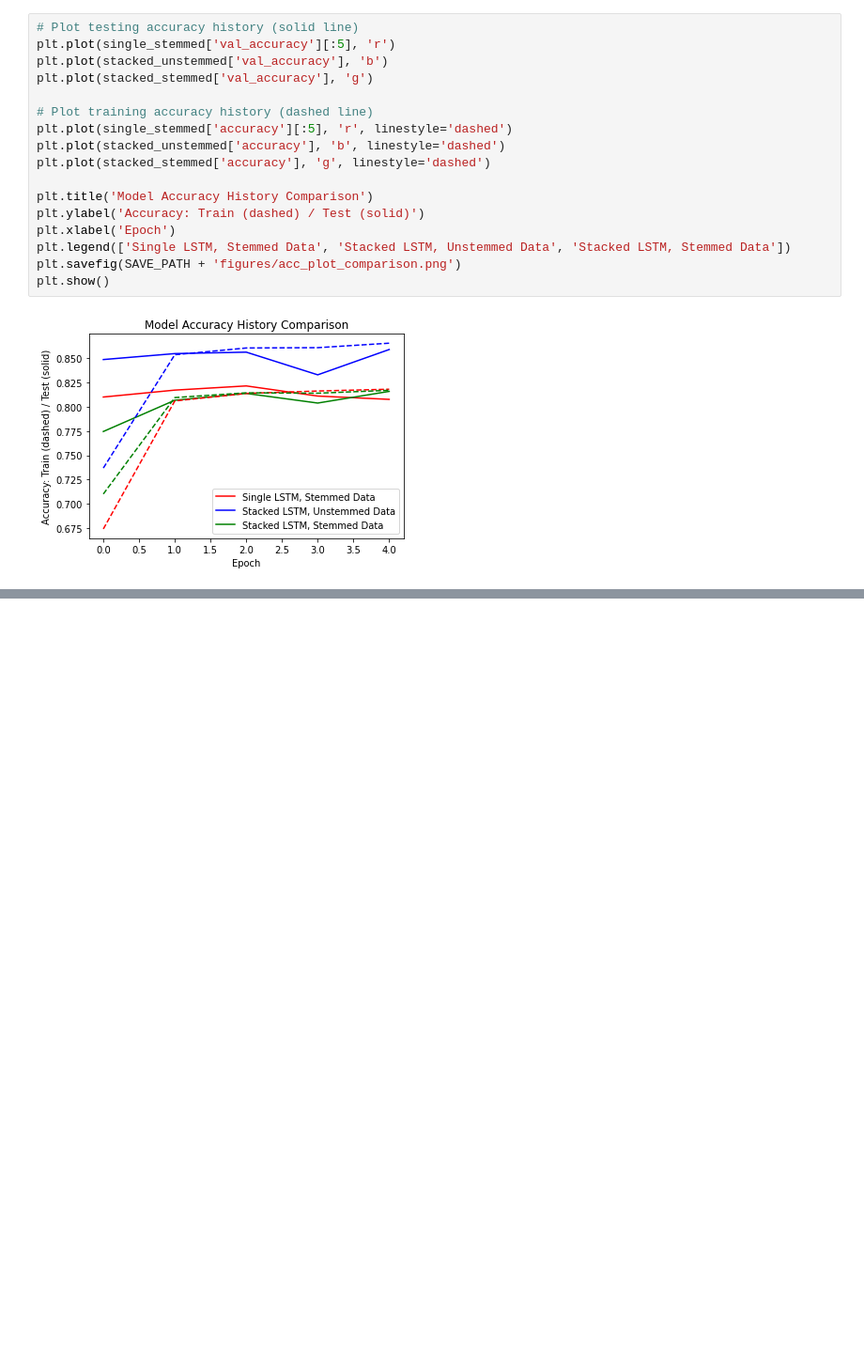
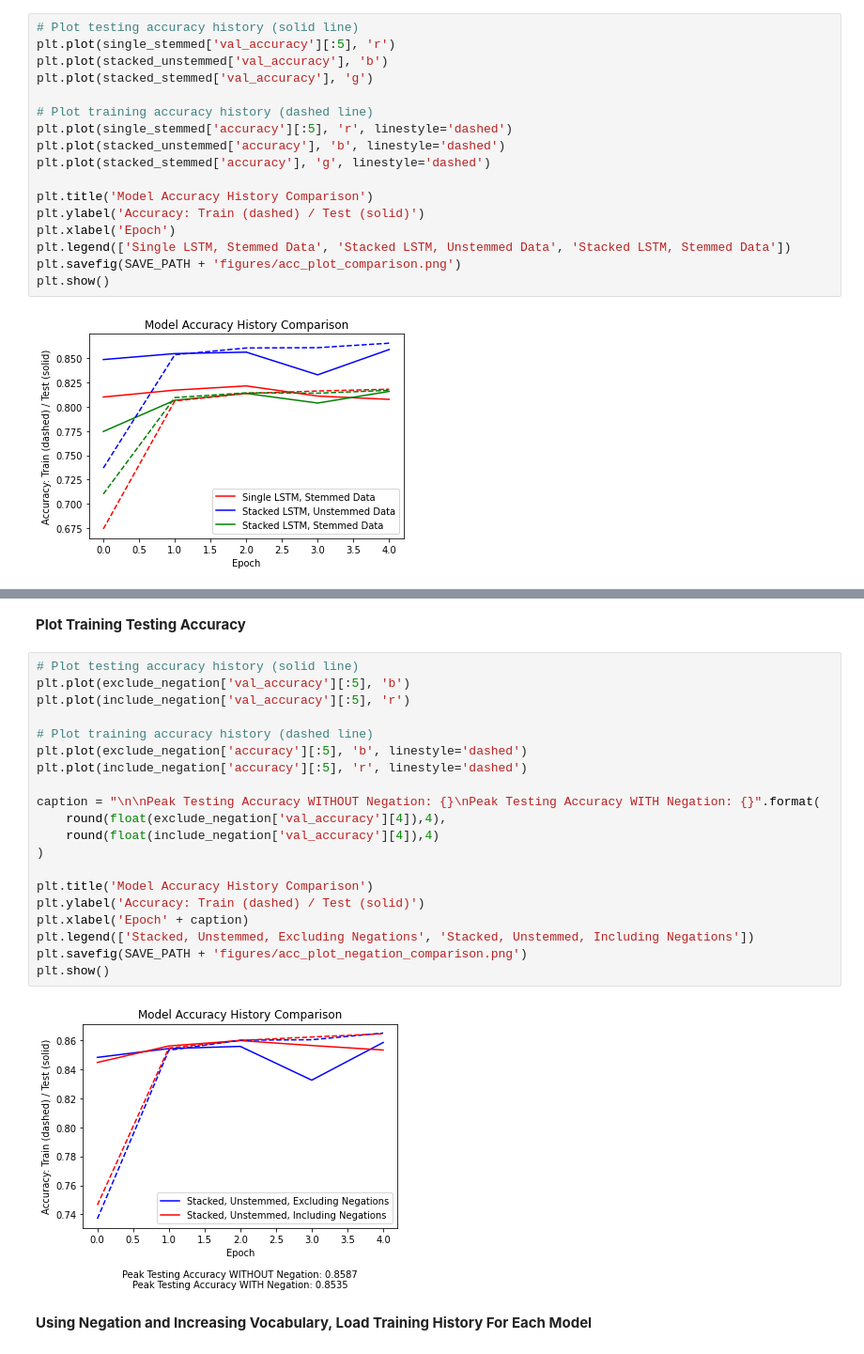
Before and after one commit to mmoua89/ML-ChatApp, a Jupyter notebook: Training_Notebooks/LSTM_Model_Comparisons.ipynb, the cells around one changed output, grey strips where cells are left out. Shown at 94% size. Cells and saved outputs as stored; diff of their text form; blank space fills up the shorter version.

```diff
--- a/Training_Notebooks/LSTM_Model_Comparisons.ipynb
+++ b/Training_Notebooks/LSTM_Model_Comparisons.ipynb
@@ -63,0 +91,26 @@ plt.show()
+# %% [markdown]
+**Plot Training Testing Accuracy**
+# %%
+# Plot testing accuracy history (solid line)
+plt.plot(exclude_negation['val_accuracy'][:5], 'b')
+plt.plot(include_negation['val_accuracy'][:5], 'r')
+
+# Plot training accuracy history (dashed line)
+plt.plot(exclude_negation['accuracy'][:5], 'b', linestyle='dashed')
+plt.plot(include_negation['accuracy'][:5], 'r', linestyle='dashed')
+
+caption = "\n\nPeak Testing Accuracy WITHOUT Negation: {}\nPeak Testing Accuracy WITH Negation: {}".format(
+    round(float(exclude_negation['val_accuracy'][4]),4),
+    round(float(include_negation['val_accuracy'][4]),4)
+)
+
+plt.title('Model Accuracy History Comparison')
+plt.ylabel('Accuracy: Train (dashed) / Test (solid)')
+plt.xlabel('Epoch' + caption)
+plt.legend(['Stacked, Unstemmed, Excluding Negations', 'Stacked, Unstemmed, Including Negations'])
+plt.savefig(SAVE_PATH + 'figures/acc_plot_negation_comparison.png')
+plt.show()
+# %% [output]
+[figure, added]
+# %% [markdown]
+**Using Negation and Increasing Vocabulary, Load Training History For Each Model**
```
Also changed, not shown: parts of 10 cells of this notebook.
